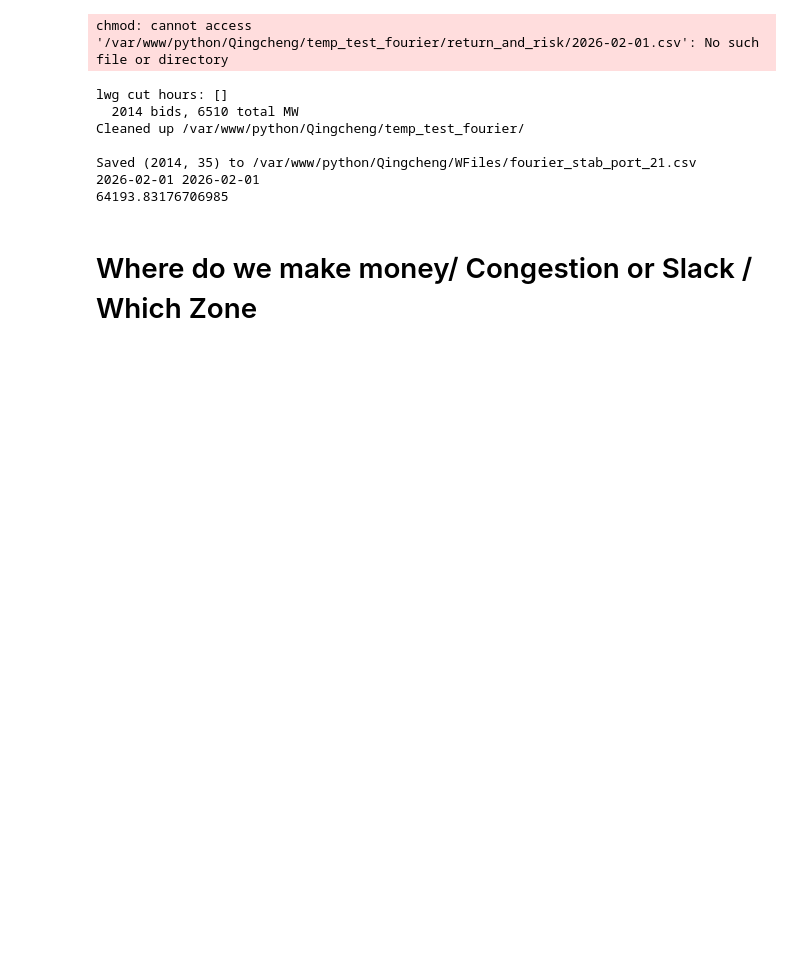
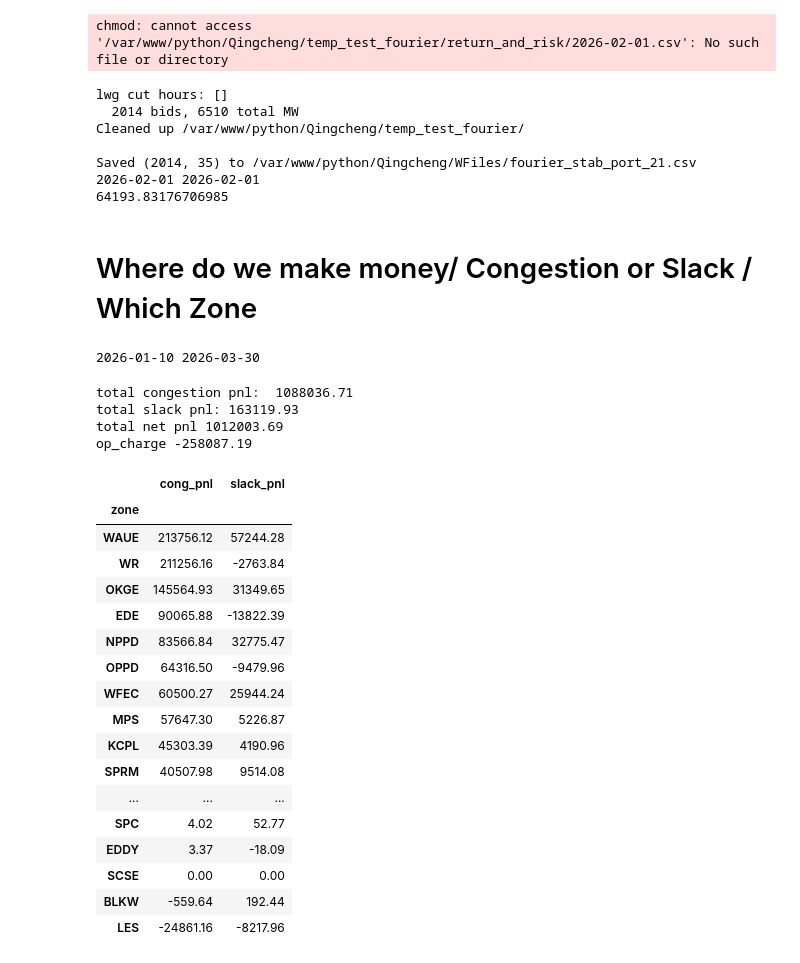
Before and after one commit to qingcheng-rgb/Qingcheng, a Jupyter notebook: QCTest/Dayzer_backtest/Port_construction_Fourier.ipynb, the cells around one changed output. Drawn from its saved outputs; the diff is of its cells as text; code cells hidden in the pictures; blank space fills up the shorter version.

```diff
--- a/QCTest/Port_construction_Fourier.ipynb
+++ b/QCTest/Dayzer_backtest/Port_construction_Fourier.ipynb
@@ -457,7 +408,7 @@ def simulate_total_ftp(table):
     df_prices = node_obj.get_price(
         start_dt=date_start,
         end_dt=date_end,
-        component=['LMP'],
+        component=['LMP','MCC'],
         type=['DA', 'RT'],
         granularity='hourly'
     )
@@ -487,9 +438,17 @@ def simulate_total_ftp(table):
     # DA & RT Cash
     df_sim['total_da_val'] = np.where(df_sim['incdec'] == 'Decrement', -1 * df_sim['clear_mw'] * df_sim['dalmp'], df_sim['clear_mw'] * df_sim['dalmp'])
     df_sim['total_da_elapsed'] = np.where(df_sim['rtlmp'].isna(), 0, df_sim['total_da_val'])
+    df_sim['total_da_slack'] = np.where(df_sim['incdec'] == 'Decrement', -1 * df_sim['clear_mw'] * df_sim['da_slack'], df_sim['clear_mw'] * df_sim['da_slack'])
+    df_sim['total_da_slack_elapsed'] = np.where(df_sim['rtlmp'].isna(), 0, df_sim['total_da_slack'])
+    df_sim['total_da_congestional'] = np.where(df_sim['incdec'] == 'Decrement', -1 * df_sim['clear_mw'] * df_sim['da_congestion_x'], df_sim['clear_mw'] * df_sim['da_congestion_x'])
+    df_sim['total_da_cong_elapsed'] = np.where(df_sim['rtlmp'].isna(), 0, df_sim['total_da_congestional'])
 
     rt_calc = np.where(df_sim['incdec'] == 'Decrement', df_sim['clear_mw'] * df_sim['rtlmp'], -1 * df_sim['clear_mw'] * df_sim['rtlmp'])
     df_sim['total_rt_elapsed'] = np.where(df_sim['rtlmp'].isna(), 0, rt_calc)
+    rt_calc = np.where(df_sim['incdec'] == 'Decrement', df_sim['clear_mw'] * df_sim['rt_slack'], -1 * df_sim['clear_mw'] * df_sim['rt_slack'])
+    df_sim['total_rt_slack_elapsed'] = np.where(df_sim['rtlmp'].isna(), 0, rt_calc)
+    rt_calc = np.where(df_sim['incdec'] == 'Decrement', df_sim['clear_mw'] * df_sim['rt_congestion_y'], -1 * df_sim['clear_mw'] * df_sim['rt_congestion_y'])
+    df_sim['total_rt_cong_elapsed'] = np.where(df_sim['rtlmp'].isna(), 0, rt_calc)
 
     # RSG
     rsg_cost = np.where(df_sim['incdec'] == 'Increment', df_sim['clear_mw'] * inc_op_rate, df_sim['clear_mw'] * dec_op_rate)
@@ -498,8 +457,11 @@ def simulate_total_ftp(table):
     # Totals
     df_sim['gross_pnl'] = df_sim['total_da_elapsed'] + df_sim['total_rt_elapsed']
     df_sim['net_pnl'] = df_sim['gross_pnl'] + df_sim['op_rate_val']
+    df_sim['slack_pnl'] = df_sim['total_da_slack_elapsed']+df_sim['total_rt_slack_elapsed']
+    df_sim['cong_pnl'] = df_sim['total_da_cong_elapsed']+df_sim['total_rt_cong_elapsed']
+
     df_sim.fillna(0, inplace=True)
-
+    df_sim.sort_values(by=['gross_pnl'],ascending=True,inplace=True)
     # 5. Aggregation & Data Return
 
     agg_dict = {
@@ -793,4 +755,48 @@ Saved (2014, 35) to /var/www/python/Qingcheng/WFiles/fourier_stab_port_21.csv
 # %% [markdown]
 # Where do we make money/ Congestion or Slack / Which Zone
 # %%
-prod_pnl = pd.read_csv('/var/www/python/Qingcheng/WFiles/fourier_port_with_test.csv')
+prod_pnl = pd.read_csv('/var/www/python/Qingcheng/WFiles/fourier_port_with_dayzer.csv')
+pnl = simulate_total_ftp(prod_pnl)
+# %% [output]
+2026-01-10 2026-03-30
+# %%
+# Cong pnl and slack pnl total
+date_list = pd.date_range(start='2026-01-23', end='2026-01-28').strftime('%Y-%m-%d').tolist()
+pnl = pnl[~pnl['dt'].isin(date_list)]
+# nogo specific (dt, hr) pairs
+nogo_dthr = (
+    [('2026-01-30', hr) for hr in range(8, 13)] +   # hr 8–12
+    [('2026-01-31', hr) for hr in range(2, 12)]     # hr 2–11
+)
+pnl['_key'] = list(zip(pd.to_datetime(pnl['dt']).dt.strftime('%Y-%m-%d'), pnl['hr'].astype(int)))
+pnl = pnl[~pnl['_key'].isin(nogo_dthr)].drop(columns=['_key'])
+print('total congestion pnl: ', pnl.cong_pnl.sum().round(2))
+print('total slack pnl:', pnl.slack_pnl.sum().round(2))
+print('total net pnl', pnl.net_pnl.sum().round(2))
+print('op_charge',pnl.op_rate_val.sum().round(2) )
+# %% [output]
+total congestion pnl:  1088036.71
+total slack pnl: 163119.93
+total net pnl 1012003.69
+op_charge -258087.19
+# %%
+pnl.groupby(['zone'])[['cong_pnl','slack_pnl']].sum().sort_values(by=['cong_pnl'],ascending=False).round(2)
+# %% [output]
+|  | cong_pnl | slack_pnl |
+| zone |  |  |
+| WAUE | 213756.12 | 57244.28 |
+| WR | 211256.16 | -2763.84 |
+| OKGE | 145564.93 | 31349.65 |
+| EDE | 90065.88 | -13822.39 |
+| NPPD | 83566.84 | 32775.47 |
+| OPPD | 64316.50 | -9479.96 |
+| WFEC | 60500.27 | 25944.24 |
+| MPS | 57647.30 | 5226.87 |
+| KCPL | 45303.39 | 4190.96 |
+| SPRM | 40507.98 | 9514.08 |
+| ... | ... | ... |
+| SPC | 4.02 | 52.77 |
+| EDDY | 3.37 | -18.09 |
+| SCSE | 0.00 | 0.00 |
+| BLKW | -559.64 | 192.44 |
+| LES | -24861.16 | -8217.96 |
```
Also changed, not shown: parts of 1 cell of this notebook, 1 other file.
